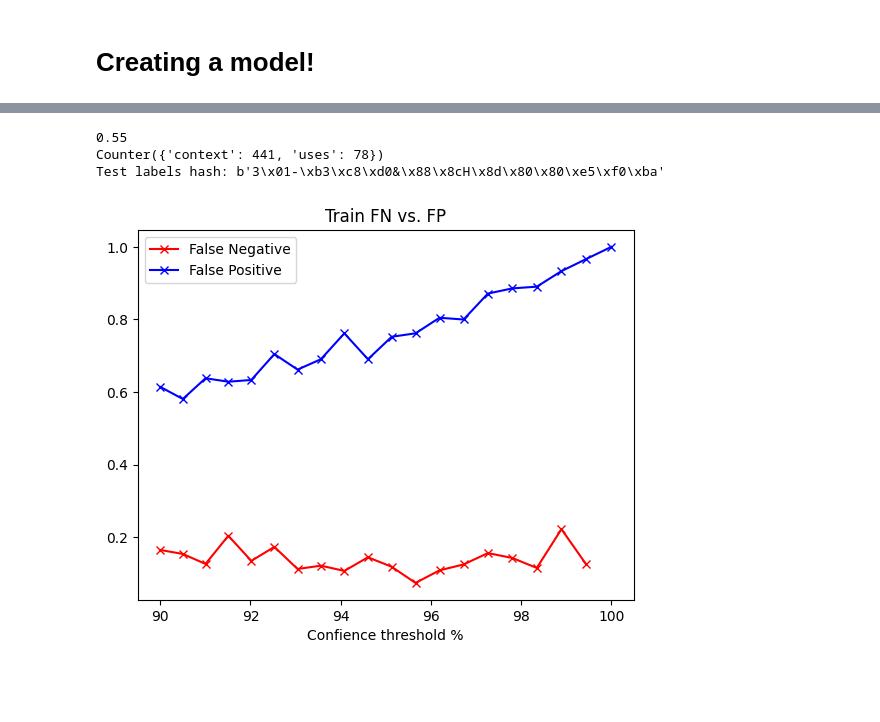
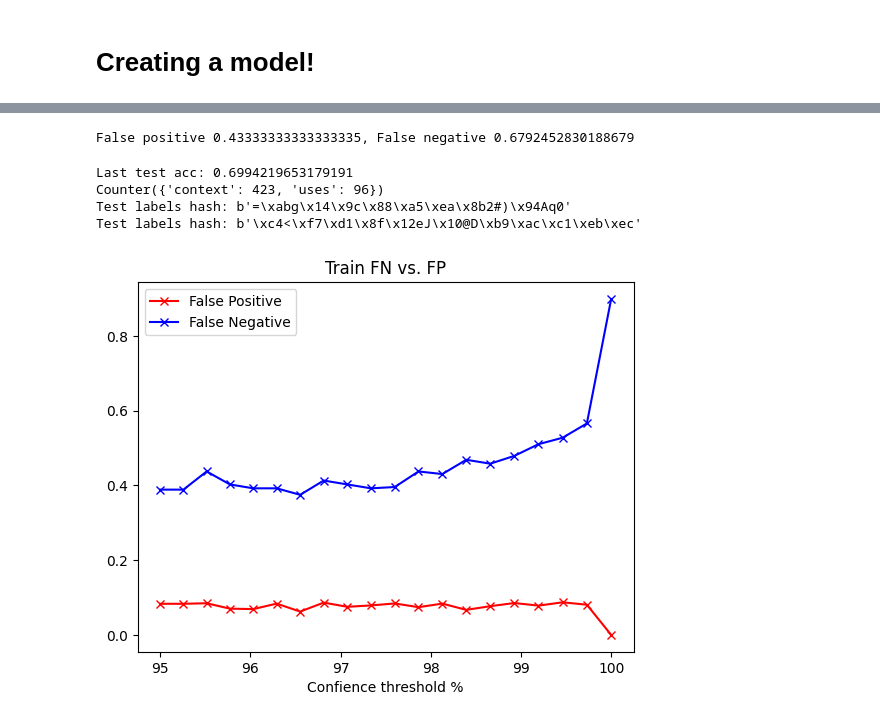
Before and after one commit to atrisovic/paper_analysis_toolkit, a Jupyter notebook: notebooks/matrix_improvements/one_hot_model_training.ipynb, the cells around one changed output, grey strips where cells are left out. Saved outputs shown, nothing was run; the diff lists cells and outputs as text; code cells hidden in the pictures; blank space fills up the shorter version.

```diff
--- a/notebooks/matrix_improvements/one_hot_model_training.ipynb
+++ b/notebooks/matrix_improvements/one_hot_model_training.ipynb
@@ -77,8 +89,8 @@ Training size 399
 # %% [markdown]
 # Creating a model!
 # %%
-X_train, y_train = (np.random.RandomState(seed=seed).permutation(np.stack(df_train['answer_vector'])),
-                        np.random.RandomState(seed=seed).permutation(np.array(df_train['alex2'].apply(mapping).apply(lambda s: {'context': 0, 'uses': 1, 'extends': 2}.get(s))))
+X_train, y_train = (np.stack(df_train['answer_vector']),
+                        np.array(df_train['alex'].apply(mapping).apply(lambda s: {'context': 0, 'uses': 1, 'extends': 2}.get(s)))
                 )
 
 X_train = torch.tensor(X_train, dtype = torch.float32)
@@ -86,7 +98,7 @@ y_train = torch.tensor(y_train, dtype = torch.float32).reshape(-1, 1)
 
 
 X_test = torch.tensor(np.stack(df_test['answer_vector']), dtype = torch.float32)
-y_test = torch.tensor(np.array(df_test['alex2'].apply(mapping).apply(lambda s: {'context': 0, 'uses': 1, 'extends': 2}.get(s))), dtype = torch.float32).reshape(-1, 1)
+y_test = torch.tensor(np.array(df_test['alex'].apply(mapping).apply(lambda s: {'context': 0, 'uses': 1, 'extends': 2}.get(s))), dtype = torch.float32).reshape(-1, 1)
 print("Training shape:", X_train.shape, y_train.shape)
 print("Testing shape:", X_test.shape, y_test.shape)
 
@@ -99,15 +123,11 @@ Background composition: 0.6961538461538461
 # %%
-
-model = nn.Sequential(
-        nn.Linear(total_questions, 64), nn.ReLU(),
-        nn.Dropout(.5),
-        nn.LazyLinear(32), nn.ReLU(),
-        nn.Dropout(.5),
-        nn.LazyLinear(16), nn.ReLU(),
-        nn.LazyLinear(len(labels)), nn.Softmax(dim = 1)
+model = generateModel(
+            input_size = total_questions,
+            classes = len(labels),
+            dropout_rate=0.75,
+            depth = 5,
+            base = 1
 )
-
-
 
 loss_fn = nn.CrossEntropyLoss()
 
@@ -167,6 +185,5 @@ Epoch: 900, train loss: 0.5521755218505859, train acc: 0.7468671679197995, test
 # %%
-ts = [0, .05, .25, .66, .90, .98, .99, .999, 1]
-def run_model(v, threshold = .98):
+def run_model(v, threshold = .99):
     if v is None:
         return None
 
@@ -180,44 +197,44 @@ def run_model(v, threshold = .98):
     return 'context'
 
 df['learned_classification'] = df['answer_vector'].apply(run_model)
+fp, fn = get_fp_fn(y_true=y_test, y_pred=df['learned_classification'].iloc[split:], verbose=False)
+
 df.to_csv(other_path, index = False)
+print(f"False positive {fp}, False negative {fn}")
+# %% [output]
+False positive 0.43333333333333335, False negative 0.6792452830188679
 # %%
-print(test_accuracies[-1])
+print(f"Last test acc: {test_accuracies[-1]}")
 print(Counter(df['learned_classification']))
-print(f"Test labels hash: {hash_dataframe(list(df_test['alex2']))}")
+print(f"Test labels hash: {hash_dataframe(list(df_test['alex']))}")
+print(f"Test labels hash: {hash_dataframe(list(df['learned_classification'].iloc[split:]))}")
 # %% [output]
-0.55
-Counter({'context': 441, 'uses': 78})
-Test labels hash: b'3\x01-\xb3\xc8\xd0&\x88\x8cH\x8d\x80\x80\xe5\xf0\xba'
+Last test acc: 0.6994219653179191
+Counter({'context': 423, 'uses': 96})
+Test labels hash: b'=\xabg\x14\x9c\x88\xa5\xea\x8b2#)\x94Aq0'
+Test labels hash: b'\xc4<\xf7\xd1\x8f\x12eJ\x10@D\xb9\xac\xc1\xeb\xec'
 # %%
-def pareto_plot(X, y, start = .9, end = 1, num = 20, verbose = False, test_or_train = "Test"):
+def pareto_plot(X, y, start = .95, end = 1, num = 20, verbose = False, test_or_train = "Test"):
     fps, fns = [], []
     thresholds = np.geomspace(start, end, num = num)
 
     for t in tqdm(thresholds):
         pred = np.array([run_model(X[v,:], threshold = t) for v in range(len(X))])
-        (pred_uses, pred_context) = (pred == 'uses', pred == 'context')
-        (true_uses, true_context) = (y.reshape(-1,).cpu().numpy() == 1, y.reshape(-1,).cpu().numpy()  == 0)
 
+        fp, fn = get_fp_fn(y, pred, positive_label = 'uses', positive_index=1, verbose = verbose)
 
-        uses_fp = (pred_uses & true_context).sum()/pred_uses.sum()
-        uses_fn = (true_uses & pred_context).sum()/true_uses.sum()
-
-        if verbose:
-            print(f"Threshold: {t}, FP: {uses_fp}, FN:{uses_fn}")
-
-        fps.append(uses_fp)
-        fns.append(uses_fn)
+        fps.append(fp)
+        fns.append(fn)
 
     plt.title(f"{test_or_train} FN vs. FP")
     plt.plot(thresholds * 100,fps, 'xr-')
     plt.plot(thresholds * 100,fns, 'xb-')
-    plt.legend(['False Negative', 'False Positive'])
+    plt.legend(['False Positive', 'False Negative'])
     plt.xlabel("Confience threshold %")
 
 pareto_plot(X_train, y_train, verbose = False, test_or_train = "Train")
 # %% [output]
-[figure, old version]
+[figure, new version]
 # %%
 pareto_plot(X_test, y_test, test_or_train = "Test")
 # %% [output]
```
Also changed, not shown: parts of 9 cells of this notebook, 3 other files.
